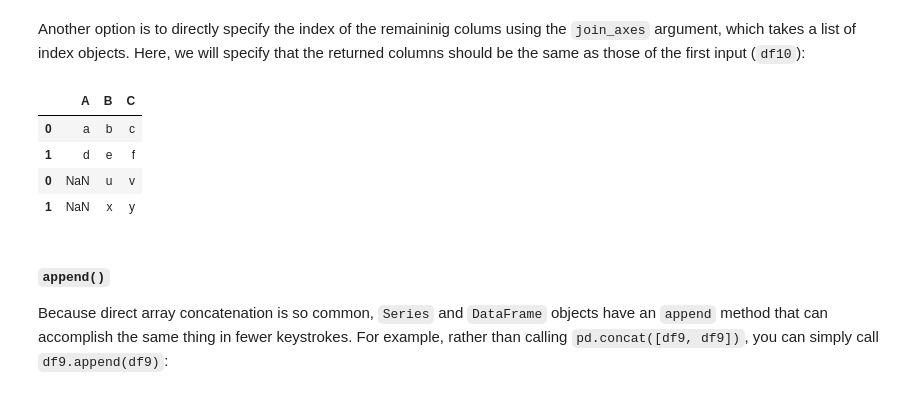
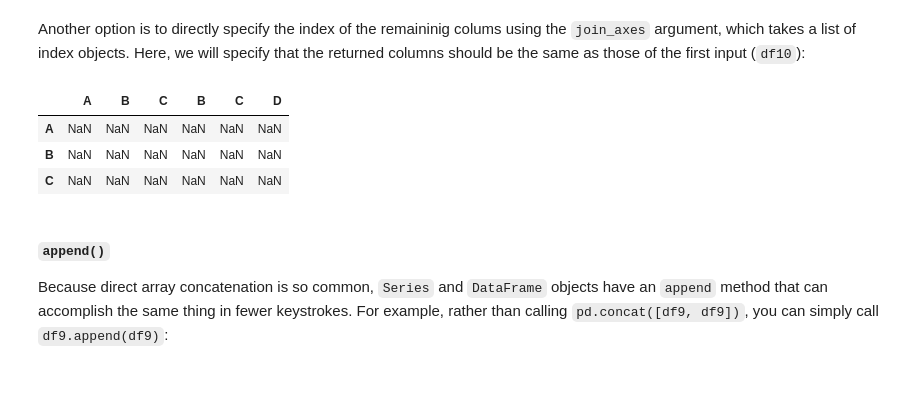
Before and after one commit to Laikaiyong/Data-Cleaning-Python, a Jupyter notebook: solution.ipynb, the cells around one changed output. Saved outputs shown, nothing was run; the diff lists cells and outputs as text; code cells hidden in the pictures.

```diff
--- a/solution.ipynb
+++ b/solution.ipynb
@@ -780,13 +810,13 @@ pd.concat([df10, df11], join='inner')
 # %% [markdown]
 Another option is to directly specify the index of the remaininig colums using the `join_axes` argument, which takes a list of index objects. Here, we will specify that the returned columns should be the same as those of the first input (`df10`):
 # %%
-pd.concat([df10, df11], join_axes=[df10.columns])
+# pd.concat([df10, df11], join_axes=[df10.columns])
+pd.concat([df10, df11],axis=1).reindex(df10.columns)
 # %% [output]
-|  | A | B | C |
-| 0 | a | b | c |
-| 1 | d | e | f |
-| 0 | NaN | u | v |
-| 1 | NaN | x | y |
+|  | A | B | C | B | C | D |
+| A | NaN | NaN | NaN | NaN | NaN | NaN |
+| B | NaN | NaN | NaN | NaN | NaN | NaN |
+| C | NaN | NaN | NaN | NaN | NaN | NaN |
 # %% [markdown]
 #### `append()`
 
```
Also changed, not shown: parts of 22 cells of this notebook.
